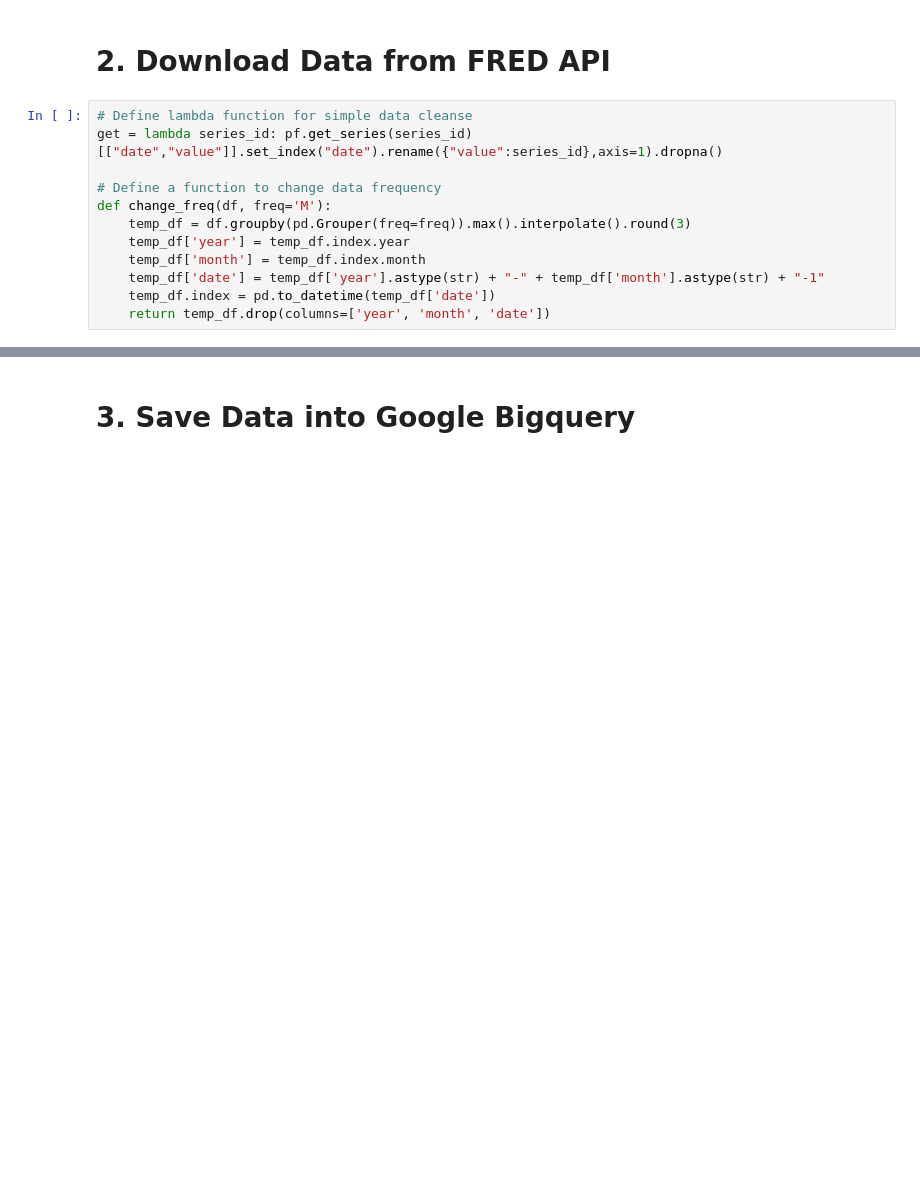
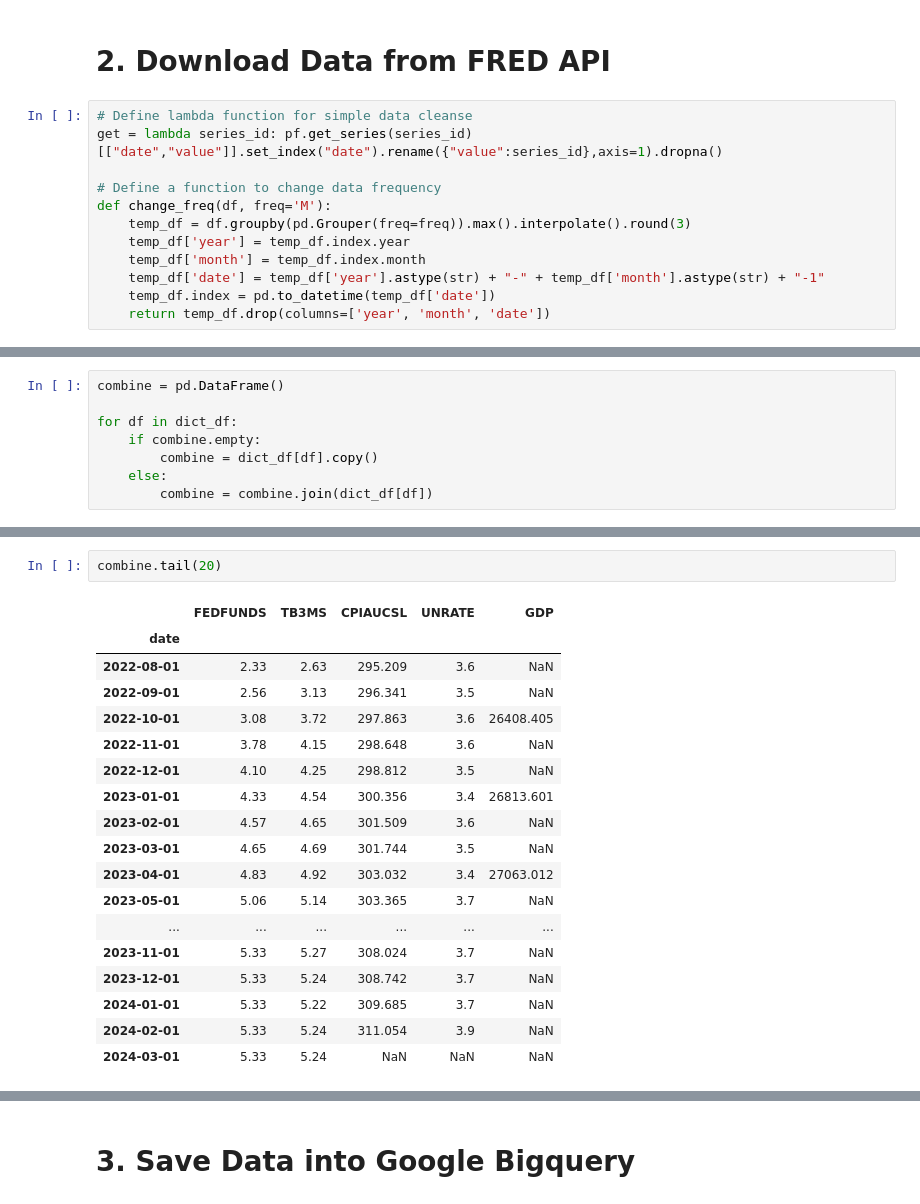
Before and after one commit to TimothyBut/fed_forecast, a Jupyter notebook: Data Collection.ipynb, the cells around one changed output, grey strips where cells are left out. Saved outputs shown, nothing was run; the diff lists cells and outputs as text; blank space fills up the shorter version.

```diff
--- a/Data Collection.ipynb
+++ b/Data Collection.ipynb
@@ -52,0 +58,8 @@ for data in dict_data:
+# %%
+combine = pd.DataFrame()
+
+for df in dict_df:
+    if combine.empty:
+        combine = dict_df[df].copy()
+    else:
+        combine = combine.join(dict_df[df])
@@ -52,0 +83,21 @@ for data in dict_data:
+# %%
+combine.tail(20)
+# %% [output]
+|  | FEDFUNDS | TB3MS | CPIAUCSL | UNRATE | GDP |
+| date |  |  |  |  |  |
+| 2022-08-01 | 2.33 | 2.63 | 295.209 | 3.6 | NaN |
+| 2022-09-01 | 2.56 | 3.13 | 296.341 | 3.5 | NaN |
+| 2022-10-01 | 3.08 | 3.72 | 297.863 | 3.6 | 26408.405 |
+| 2022-11-01 | 3.78 | 4.15 | 298.648 | 3.6 | NaN |
+| 2022-12-01 | 4.10 | 4.25 | 298.812 | 3.5 | NaN |
+| 2023-01-01 | 4.33 | 4.54 | 300.356 | 3.4 | 26813.601 |
+| 2023-02-01 | 4.57 | 4.65 | 301.509 | 3.6 | NaN |
+| 2023-03-01 | 4.65 | 4.69 | 301.744 | 3.5 | NaN |
+| 2023-04-01 | 4.83 | 4.92 | 303.032 | 3.4 | 27063.012 |
+| 2023-05-01 | 5.06 | 5.14 | 303.365 | 3.7 | NaN |
+| ... | ... | ... | ... | ... | ... |
+| 2023-11-01 | 5.33 | 5.27 | 308.024 | 3.7 | NaN |
+| 2023-12-01 | 5.33 | 5.24 | 308.742 | 3.7 | NaN |
+| 2024-01-01 | 5.33 | 5.22 | 309.685 | 3.7 | NaN |
+| 2024-02-01 | 5.33 | 5.24 | 311.054 | 3.9 | NaN |
+| 2024-03-01 | 5.33 | 5.24 | NaN | NaN | NaN |
```
Also changed, not shown: parts of 41 cells of this notebook.
